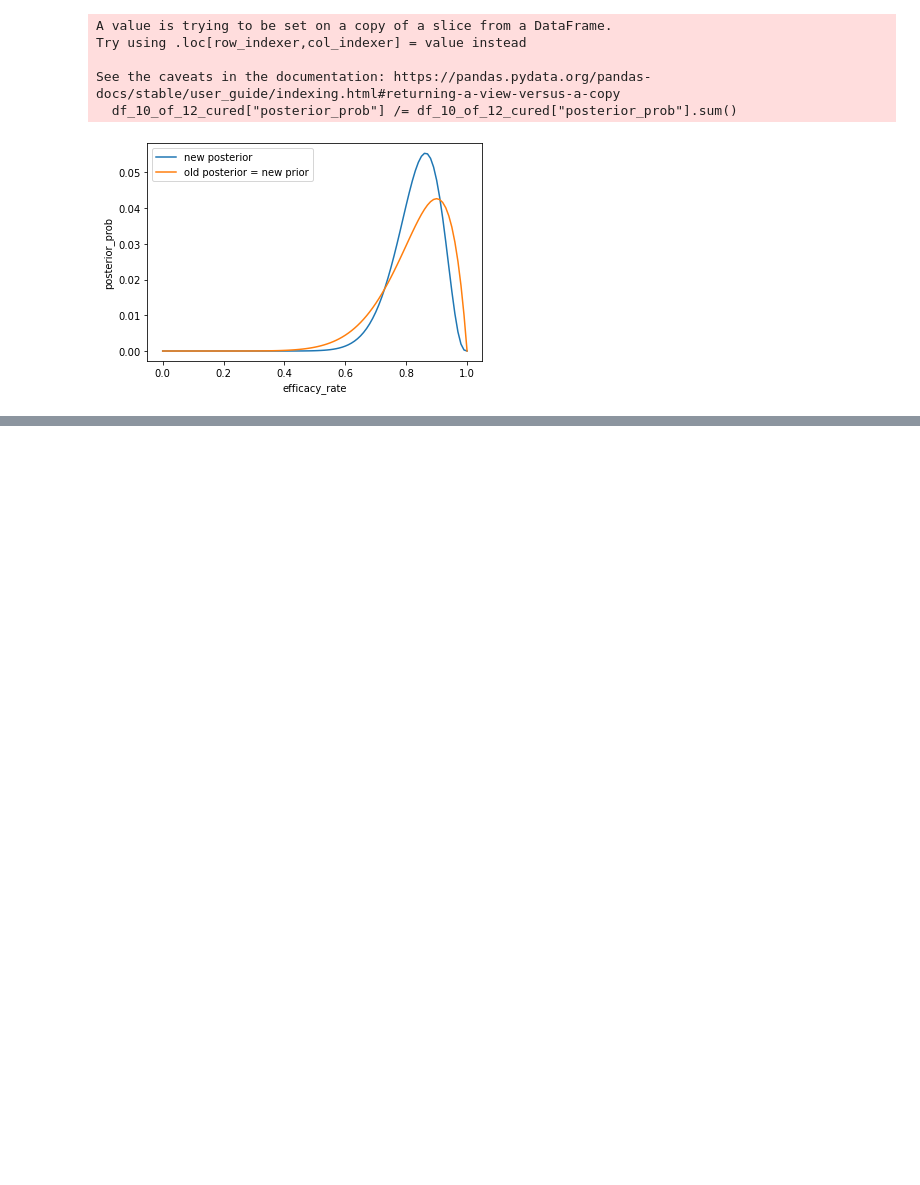
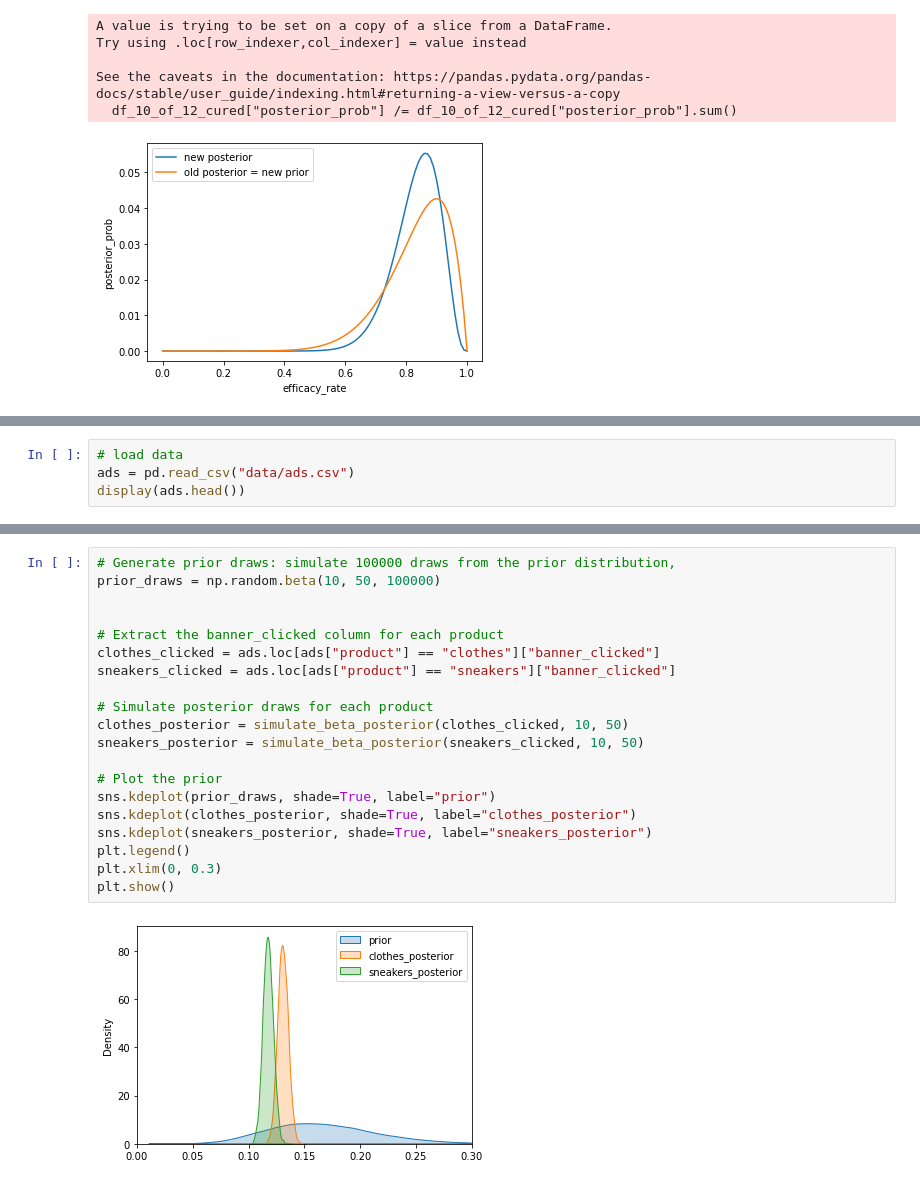
Before and after one commit to DimaGaz/bayesian_data_analysis, a Jupyter notebook: bayesian_data_analysis_in_python.ipynb, the cells around one changed output, grey strips where cells are left out. Drawn from its saved outputs; the diff is of its cells as text; blank space fills up the shorter version.

```diff
--- a/bayesian_data_analysis_in_python.ipynb
+++ b/bayesian_data_analysis_in_python.ipynb
@@ -551,0 +612,4 @@ That's the Bayesian interpretation of a credible interval. Since the drug's true
+# %%
+# load data
+ads = pd.read_csv("data/ads.csv")
+display(ads.head())
@@ -551,0 +623,22 @@ That's the Bayesian interpretation of a credible interval. Since the drug's true
+# %%
+# Generate prior draws: simulate 100000 draws from the prior distribution,
+prior_draws = np.random.beta(10, 50, 100000)
+
+
+# Extract the banner_clicked column for each product
+clothes_clicked = ads.loc[ads["product"] == "clothes"]["banner_clicked"]
+sneakers_clicked = ads.loc[ads["product"] == "sneakers"]["banner_clicked"]
+
+# Simulate posterior draws for each product
+clothes_posterior = simulate_beta_posterior(clothes_clicked, 10, 50)
+sneakers_posterior = simulate_beta_posterior(sneakers_clicked, 10, 50)
+
+# Plot the prior
+sns.kdeplot(prior_draws, shade=True, label="prior")
+sns.kdeplot(clothes_posterior, shade=True, label="clothes_posterior")
+sns.kdeplot(sneakers_posterior, shade=True, label="sneakers_posterior")
+plt.legend()
+plt.xlim(0, 0.3)
+plt.show()
+# %% [output]
+[figure, added]
```
Also changed, not shown: parts of 61 cells of this notebook, 3 other files.
